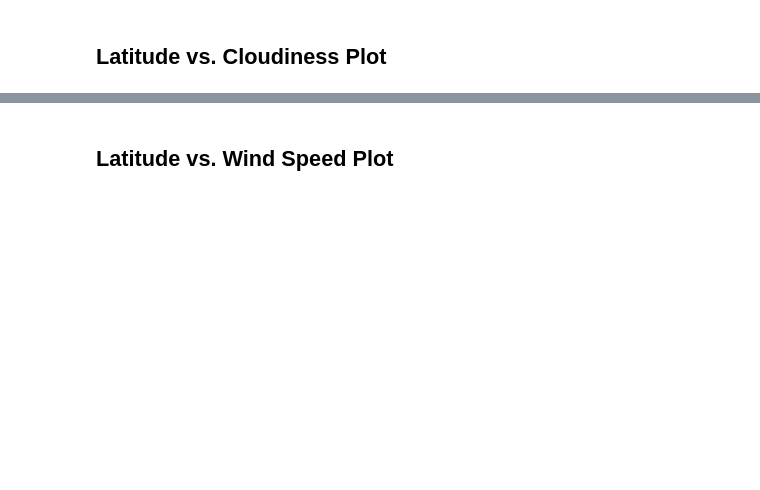
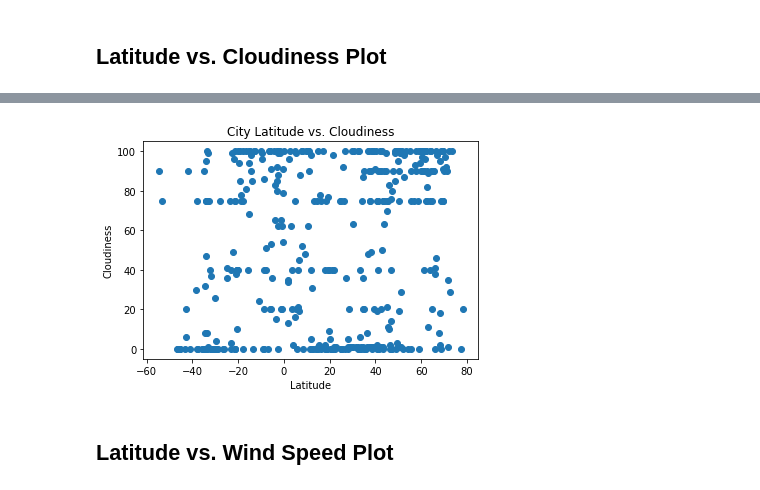
Before and after one commit to cdiaz855/python-api-challenge, a Jupyter notebook: WeatherPy/WeatherPy.ipynb, the cells around one changed output, grey strips where cells are left out. Saved outputs shown, nothing was run; the diff lists cells and outputs as text; code cells hidden in the pictures; blank space fills up the shorter version.

```diff
--- a/WeatherPy/WeatherPy.ipynb
+++ b/WeatherPy/WeatherPy.ipynb
@@ -154,2 +189,10 @@ Int64Index([], dtype='int64')
+# %%
+plt.scatter(city_df['Lat'],city_df['Cloudiness'])
+plt.xlabel('Latitude')
+plt.ylabel('Cloudiness')
+plt.title('City Latitude vs. Cloudiness')
+plt.show()
+# %% [output]
+[figure, added]
 # %% [markdown]
 ## Latitude vs. Wind Speed Plot
```
Also changed, not shown: parts of 36 cells of this notebook, 5 other files.
